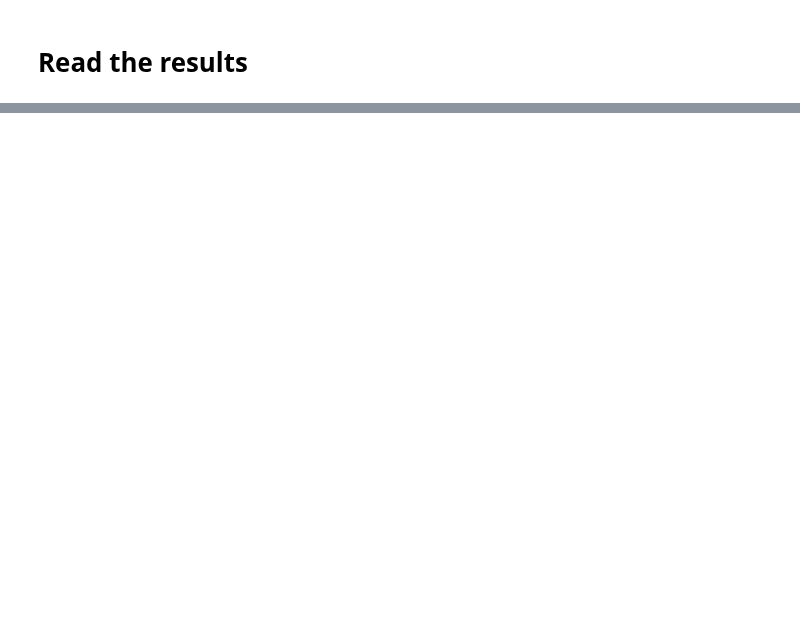
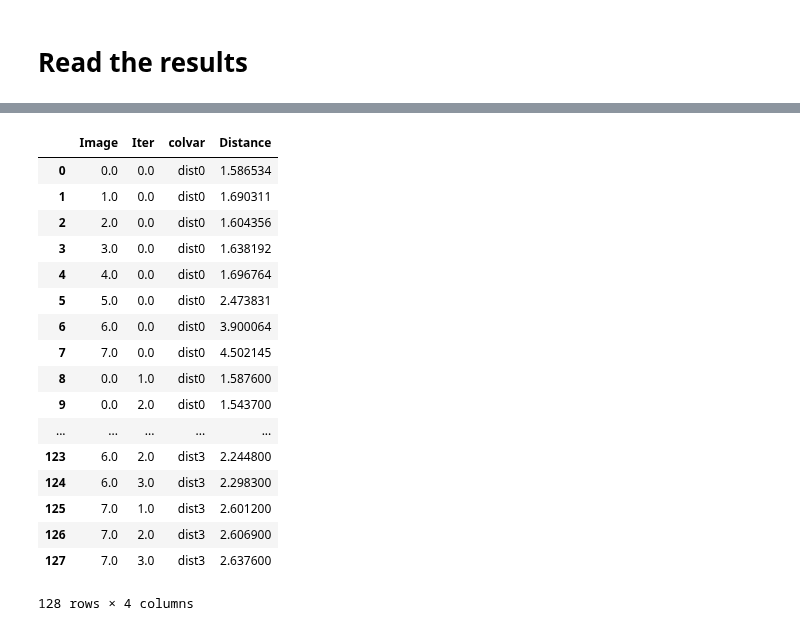
Before and after one commit to melomcr/QMMM_String_eABF_Tutorial, a Jupyter notebook: Tutorial_QMMM_String_eABF.ipynb, the cells around one changed output, grey strips where cells are left out. Drawn from its saved outputs; the diff is of its cells as text; code cells hidden in the pictures; blank space fills up the shorter version.

Commit message:
Added code for plotting colvar evolution during string optimization.

```diff
--- a/Tutorial_QMMM_String_eABF.ipynb
+++ b/Tutorial_QMMM_String_eABF.ipynb
@@ -632,18 +619,19 @@ delta: 0.01
 # %% [markdown]
 # Creates COOR and XSC files to initiate String calculation
 # %%
-
-setupPath = "String_eABF/setup/"
-outputPath = "String_eABF/output/"
-
 # Erases setup files if they exist. We start from scratch to avoid future errors.
-if os.path.exists("String_eABF"):
-    shutil.rmtree("String_eABF")
+if os.path.exists(basePath):
+    shutil.rmtree(basePath)
 os.makedirs(setupPath)
 os.makedirs(outputPath)
 
 # Creates output directories for each image
-for i in range(numImgs*stringNumWalkers):
+if parallelExec:
+    numOutFolders = numImgs*stringNumWalkers
+elif sequentialExec:
+    numOutFolders = numImgs
+
+for i in range(numOutFolders):
     os.makedirs(outputPath + "/" + str(i))
 
 print("Total selected frames:",len(frames))
@@ -876,14 +874,14 @@ pathCVFile.close()
 # %%
 
 # Get structure data and NAMD parameters
-shutil.copy(pdbFile, "./String_eABF/")
-shutil.copy(psfFile, "./String_eABF/")
+shutil.copy(pdbFile, basePath)
+shutil.copy(psfFile, basePath)
 
-shutil.copytree('./setup/toppar', './String_eABF/toppar')
+shutil.copytree('./setup/toppar', basePath + '/toppar')
 
 # Get TCL code and parameters for String and eABF calculation
 for filename in glob.glob('./templates/*'):
-    shutil.copy(filename, "./String_eABF/")
+    shutil.copy(filename, basePath)
 
 # Create directory in RAM for faster QM calculation and I/O.
 # This path is used in the "namd.conf" file.
@@ -891,15 +889,15 @@ for filename in glob.glob('./templates/*'):
 if sys.platform == 'linux':
     os.makedirs("/dev/shm/NAMD_SM_qmmm", exist_ok=True)
 
-with fileinput.FileInput("./String_eABF/namd.conf", inplace=True, backup='.bak') as file:
+with fileinput.FileInput(basePath + "/namd.conf", inplace=True, backup='.bak') as file:
     for line in file:
         print(line.replace("QMBINPATH", qmBinPath), end='')
 
-with fileinput.FileInput("./String_eABF/string_param.conf", inplace=True, backup='.bak') as file:
+with fileinput.FileInput(basePath + "/string_param.conf", inplace=True, backup='.bak') as file:
     for line in file:
         print(line.replace("STRINGITERATIONS", str(stringNumIter)), end='')
 
-with fileinput.FileInput("./String_eABF/string_param.conf", inplace=True, backup='.bak') as file:
+with fileinput.FileInput(basePath + "/string_param.conf", inplace=True, backup='.bak') as file:
     for line in file:
         print(line.replace("NUMWALKERS", str(stringNumWalkers)), end='')
 # %% [markdown]
@@ -963,10 +968,11 @@ for i in range(numImgs):
 for image in range(numImgs):
 
     if parallelExec:
-        foldIndx = indx*stringNumWalkers
+        foldIndx = image*stringNumWalkers
     else:
-        foldIndx = indx
+        foldIndx = image
 
+    logFiles = []
     folderStr = outputPath + str(foldIndx)
     for logFN in glob.iglob(folderStr + "/job*.log"):
         logFiles.append(logFN)
@@ -995,7 +1001,7 @@ for image in range(numImgs):
             if matchVal and colvarName:
                 colvarValue = matchVal.group(1)
 
-                tmpDF.loc[0,"dist" + str(cvIndx)] = colvarValue
+                tmpDF.loc[0,"dist" + str(cvIndx)] = round(float(colvarValue),4)
 
             # After accumulating values for all colvars, append to data frame.
             if len(tmpDF.columns) == numColvars:
@@ -1013,0 +1027,23 @@ cvString
+# %%
+cvString
+cvStringMelt = pd.melt(cvString, id_vars=["Image","Iter"], var_name="colvar", value_name="Distance")
+cvStringMelt
+# %% [output]
+|  | Image | Iter | colvar | Distance |
+| 0 | 0.0 | 0.0 | dist0 | 1.586534 |
+| 1 | 1.0 | 0.0 | dist0 | 1.690311 |
+| 2 | 2.0 | 0.0 | dist0 | 1.604356 |
+| 3 | 3.0 | 0.0 | dist0 | 1.638192 |
+| 4 | 4.0 | 0.0 | dist0 | 1.696764 |
+| 5 | 5.0 | 0.0 | dist0 | 2.473831 |
+| 6 | 6.0 | 0.0 | dist0 | 3.900064 |
+| 7 | 7.0 | 0.0 | dist0 | 4.502145 |
+| 8 | 0.0 | 1.0 | dist0 | 1.587600 |
+| 9 | 0.0 | 2.0 | dist0 | 1.543700 |
+| ... | ... | ... | ... | ... |
+| 123 | 6.0 | 2.0 | dist3 | 2.244800 |
+| 124 | 6.0 | 3.0 | dist3 | 2.298300 |
+| 125 | 7.0 | 1.0 | dist3 | 2.601200 |
+| 126 | 7.0 | 2.0 | dist3 | 2.606900 |
+| 127 | 7.0 | 3.0 | dist3 | 2.637600 |
+128 rows × 4 columns
```
Also changed, not shown: parts of 13 cells of this notebook, 1 other file.
